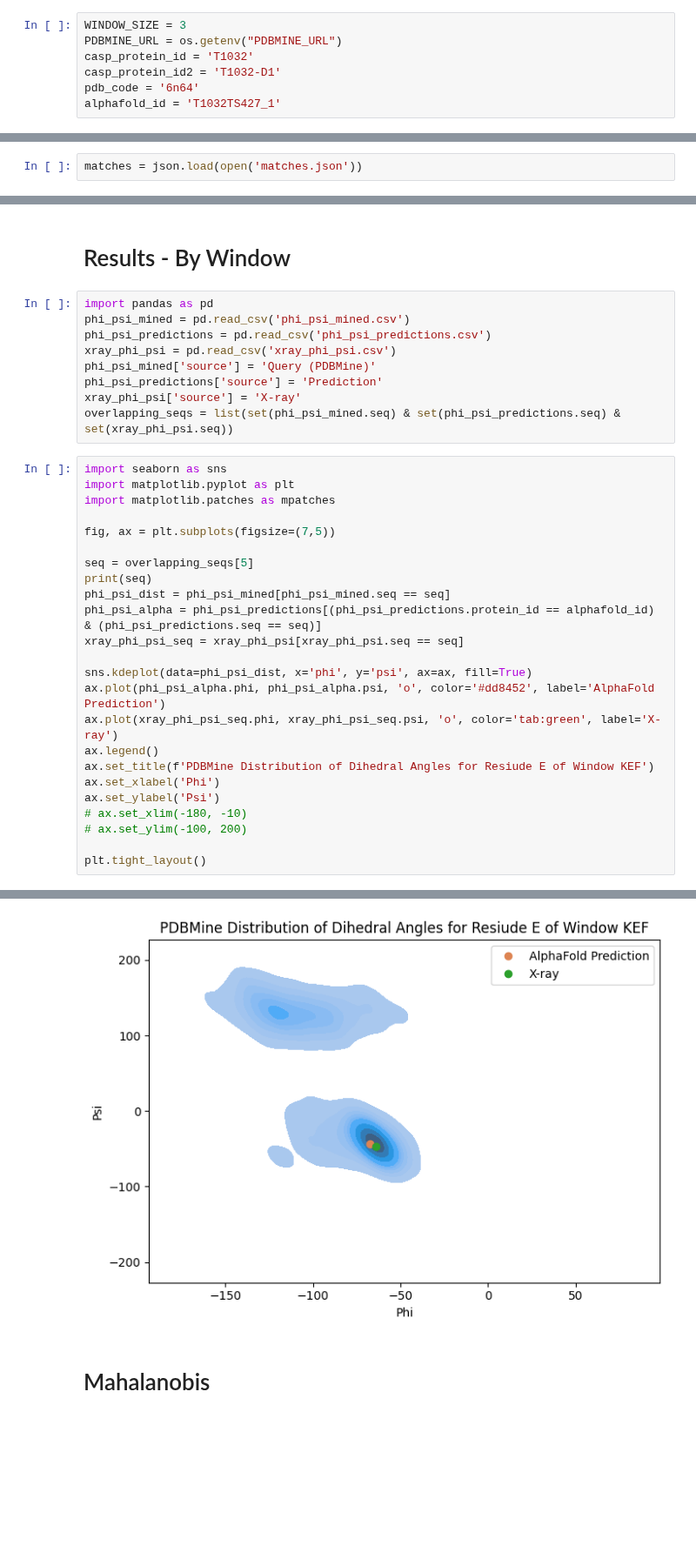
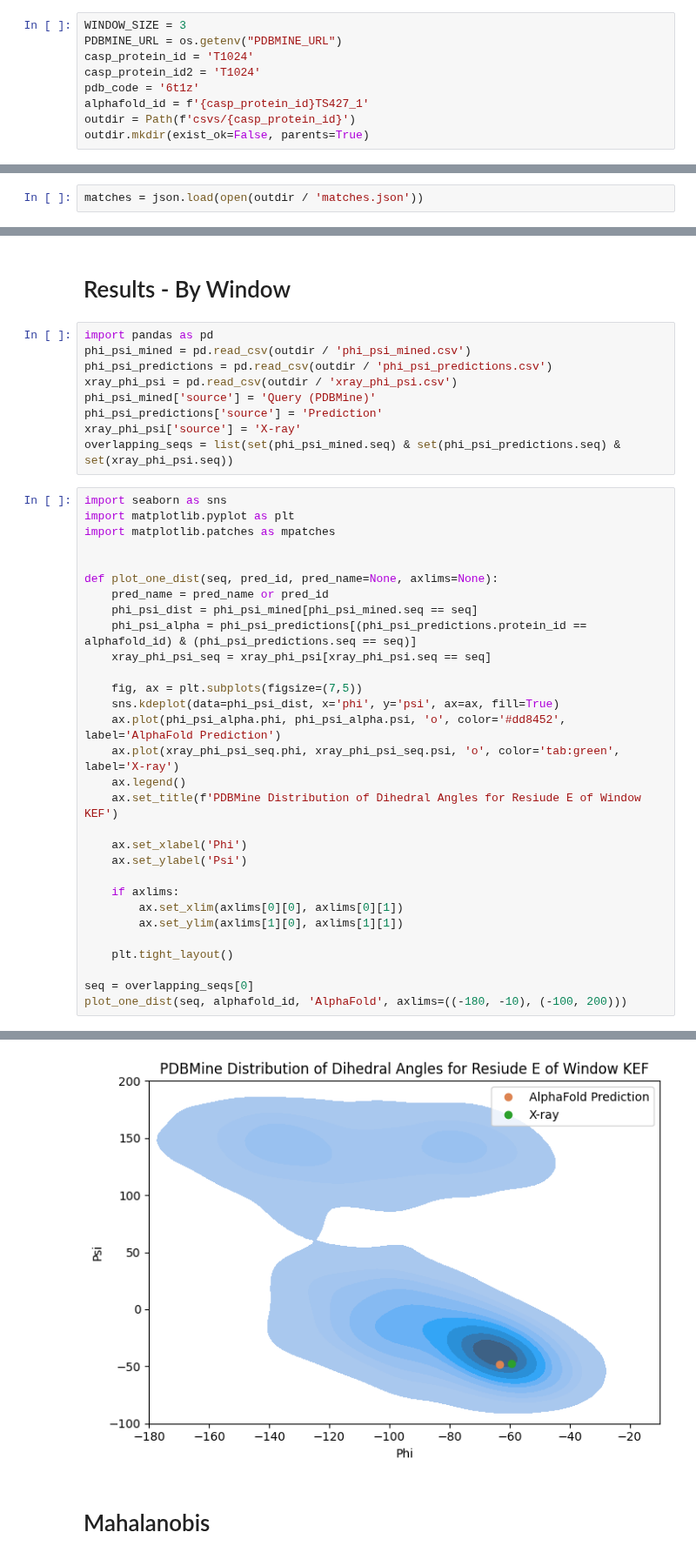
Before and after one commit to Musa-Azeem/protein-dihedral-visualization, a Jupyter notebook: casp.ipynb, the cells around one changed output, grey strips where cells are left out. Shown at 87% size. Cells and saved outputs as stored; diff of their text form; blank space fills up the shorter version.

```diff
--- a/casp.ipynb
+++ b/casp.ipynb
@@ -22,7 +24,9 @@ True
 # %%
 WINDOW_SIZE = 3
 PDBMINE_URL = os.getenv("PDBMINE_URL")
-casp_protein_id = 'T1032'
-casp_protein_id2 = 'T1032-D1'
-pdb_code = '6n64'
-alphafold_id = 'T1032TS427_1'
+casp_protein_id = 'T1024'
+casp_protein_id2 = 'T1024'
+pdb_code = '6t1z'
+alphafold_id = f'{casp_protein_id}TS427_1'
+outdir = Path(f'csvs/{casp_protein_id}')
+outdir.mkdir(exist_ok=False, parents=True)
@@ -237,7 +200,7 @@ Received matches
 {'status': 'Running', 'queryID': '98768d84-0349-11ef-8eb8-0242ac110002'}
 Received matches
 # %%
-matches = json.load(open('matches.json'))
+matches = json.load(open(outdir / 'matches.json'))
 # %%
 len(list(matches.keys()))
 # %% [output]
@@ -407,9 +342,9 @@ Failed to rebuild
 # Results - By Window
 # %%
 import pandas as pd
-phi_psi_mined = pd.read_csv('phi_psi_mined.csv')
-phi_psi_predictions = pd.read_csv('phi_psi_predictions.csv')
-xray_phi_psi = pd.read_csv('xray_phi_psi.csv')
+phi_psi_mined = pd.read_csv(outdir / 'phi_psi_mined.csv')
+phi_psi_predictions = pd.read_csv(outdir / 'phi_psi_predictions.csv')
+xray_phi_psi = pd.read_csv(outdir / 'xray_phi_psi.csv')
 phi_psi_mined['source'] = 'Query (PDBMine)'
 phi_psi_predictions['source'] = 'Prediction'
 xray_phi_psi['source'] = 'X-ray'
@@ -419,23 +354,29 @@ import seaborn as sns
 import matplotlib.pyplot as plt
 import matplotlib.patches as mpatches
 
-fig, ax = plt.subplots(figsize=(7,5))
 
-seq = overlapping_seqs[5]
-print(seq)
-phi_psi_dist = phi_psi_mined[phi_psi_mined.seq == seq]
-phi_psi_alpha = phi_psi_predictions[(phi_psi_predictions.protein_id == alphafold_id) & (phi_psi_predictions.seq == seq)]
-xray_phi_psi_seq = xray_phi_psi[xray_phi_psi.seq == seq]
+def plot_one_dist(seq, pred_id, pred_name=None, axlims=None):
+    pred_name = pred_name or pred_id
+    phi_psi_dist = phi_psi_mined[phi_psi_mined.seq == seq]
+    phi_psi_alpha = phi_psi_predictions[(phi_psi_predictions.protein_id == alphafold_id) & (phi_psi_predictions.seq == seq)]
+    xray_phi_psi_seq = xray_phi_psi[xray_phi_psi.seq == seq]
 
-sns.kdeplot(data=phi_psi_dist, x='phi', y='psi', ax=ax, fill=True)
-ax.plot(phi_psi_alpha.phi, phi_psi_alpha.psi, 'o', color='#dd8452', label='AlphaFold Prediction')
-ax.plot(xray_phi_psi_seq.phi, xray_phi_psi_seq.psi, 'o', color='tab:green', label='X-ray')
-ax.legend()
-ax.set_title(f'PDBMine Distribution of Dihedral Angles for Resiude E of Window KEF')
-ax.set_xlabel('Phi')
-ax.set_ylabel('Psi')
-# ax.set_xlim(-180, -10)
-# ax.set_ylim(-100, 200)
+    fig, ax = plt.subplots(figsize=(7,5))
+    sns.kdeplot(data=phi_psi_dist, x='phi', y='psi', ax=ax, fill=True)
+    ax.plot(phi_psi_alpha.phi, phi_psi_alpha.psi, 'o', color='#dd8452', label='AlphaFold Prediction')
+    ax.plot(xray_phi_psi_seq.phi, xray_phi_psi_seq.psi, 'o', color='tab:green', label='X-ray')
+    ax.legend()
+    ax.set_title(f'PDBMine Distribution of Dihedral Angles for Resiude E of Window KEF')
 
-plt.tight_layout()
+    ax.set_xlabel('Phi')
+    ax.set_ylabel('Psi')
+
+    if axlims:
+        ax.set_xlim(axlims[0][0], axlims[0][1])
+        ax.set_ylim(axlims[1][0], axlims[1][1])
+
+    plt.tight_layout()
+
+seq = overlapping_seqs[0]
+plot_one_dist(seq, alphafold_id, 'AlphaFold', axlims=((-180, -10), (-100, 200)))
 # %% [output]
@@ -443,4 +383,4 @@ AIY
-[figure, old version]
+[figure, new version]
 # %% [markdown]
 # Mahalanobis
 # %%
```
Also changed, not shown: parts of 22 cells of this notebook.
